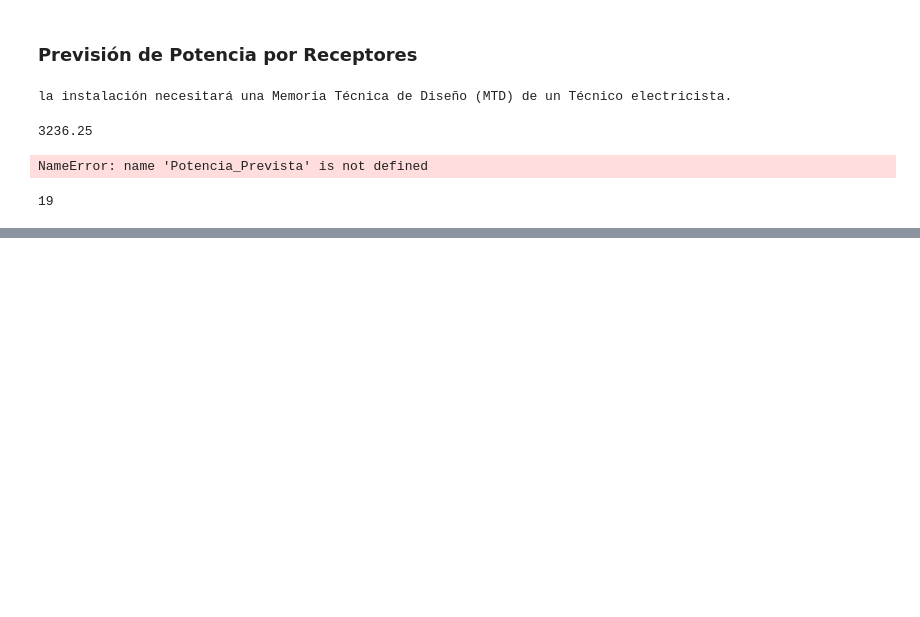
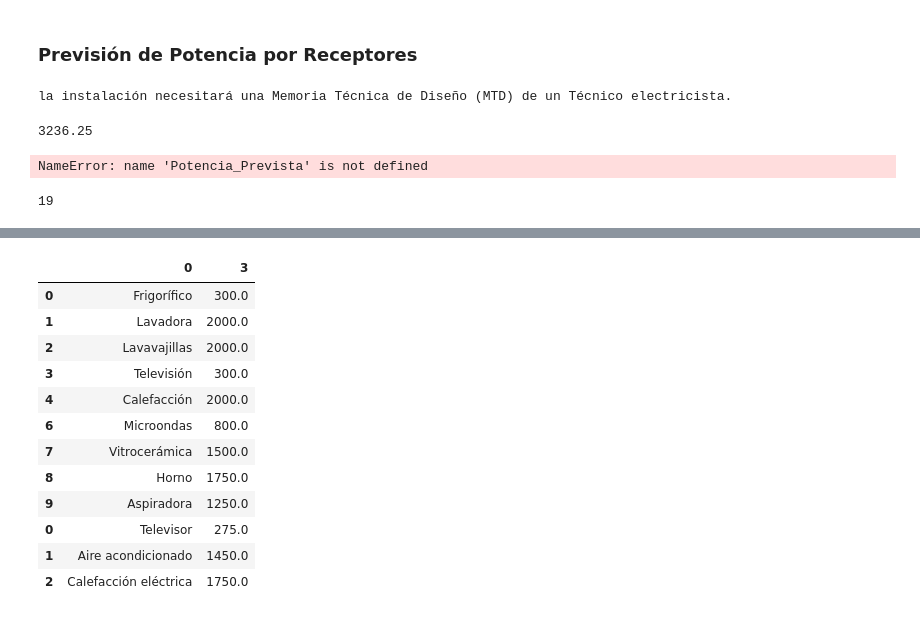
Before and after one commit to mohamedelmarraki/Final-Project, a Jupyter notebook: Calcular el consumo conociendo los electrodomesticos.ipynb, the cells around one changed output, grey strips where cells are left out. Drawn from its saved outputs; the diff is of its cells as text; code cells hidden in the pictures; blank space fills up the shorter version.

```diff
--- a/Calcular el consumo conociendo los electrodomesticos.ipynb
+++ b/Calcular el consumo conociendo los electrodomesticos.ipynb
@@ -246,0 +388,44 @@ if a = 2:
+# %%
+potencia2 = []
+for i in potencia_electro2:
+    i = i.split("(")
+    potencia2.append(i)
+potencia2a = []
+for i in potencia2:
+    potencia2a.append(re.split('\s|(?<!\d)[,.](?!\d)', i[0]))
+potencia2b = []
+for i in potencia2a:
+    if i[0] == 'Aire':
+        i[0] = 'Aire acondicionado'
+        del i[1]
+    elif i[0] == "Calefacción":
+        i[0] = 'Calefacción eléctrica'
+        del i[1]
+    potencia2b.append(i)
+potencia2b
+import pandas as pd
+df1 = pd.DataFrame(potencia2b)
+df1.drop([2, 5], axis=1, inplace=True)
+df1.rename(columns={3:2, 4:3}, inplace=True)
+df1.drop([3], axis=1, inplace=True)
+# %%
+df_conc = pd.concat([df, df1], axis=0)
+df_conc.drop([5],axis=0, inplace=True)
+df_conc[[1, 2]] = df_conc[[1, 2]].apply(pd.to_numeric)
+df_conc[3] = df_conc[[1, 2]].median(axis=1)
+df_conc.drop([1,2], axis=1, inplace=True)
+df_conc
+# %% [output]
+|  | 0 | 3 |
+| 0 | Frigorífico | 300.0 |
+| 1 | Lavadora | 2000.0 |
+| 2 | Lavavajillas | 2000.0 |
+| 3 | Televisión | 300.0 |
+| 4 | Calefacción | 2000.0 |
+| 6 | Microondas | 800.0 |
+| 7 | Vitrocerámica | 1500.0 |
+| 8 | Horno | 1750.0 |
+| 9 | Aspiradora | 1250.0 |
+| 0 | Televisor | 275.0 |
+| 1 | Aire acondicionado | 1450.0 |
+| 2 | Calefacción eléctrica | 1750.0 |
```
Also changed, not shown: parts of 8 cells of this notebook, 1 other file.
